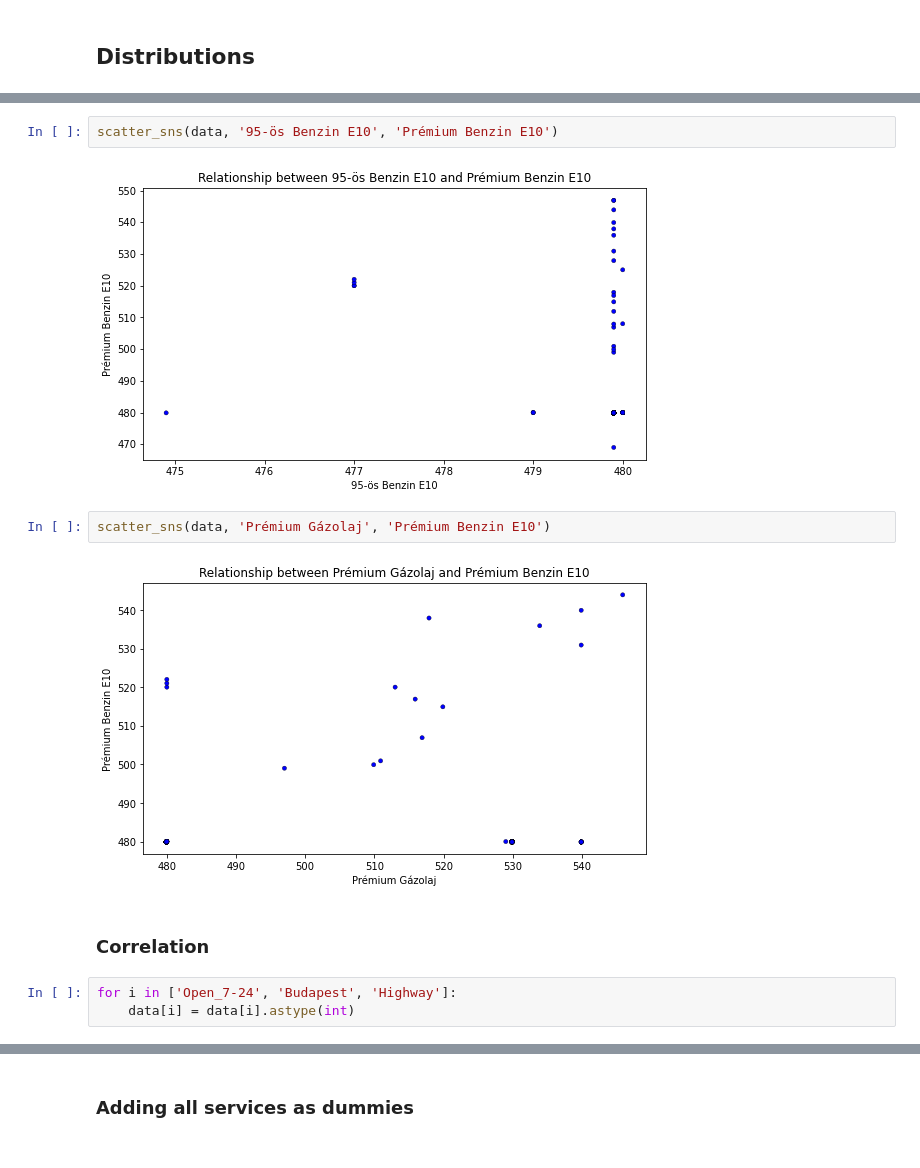
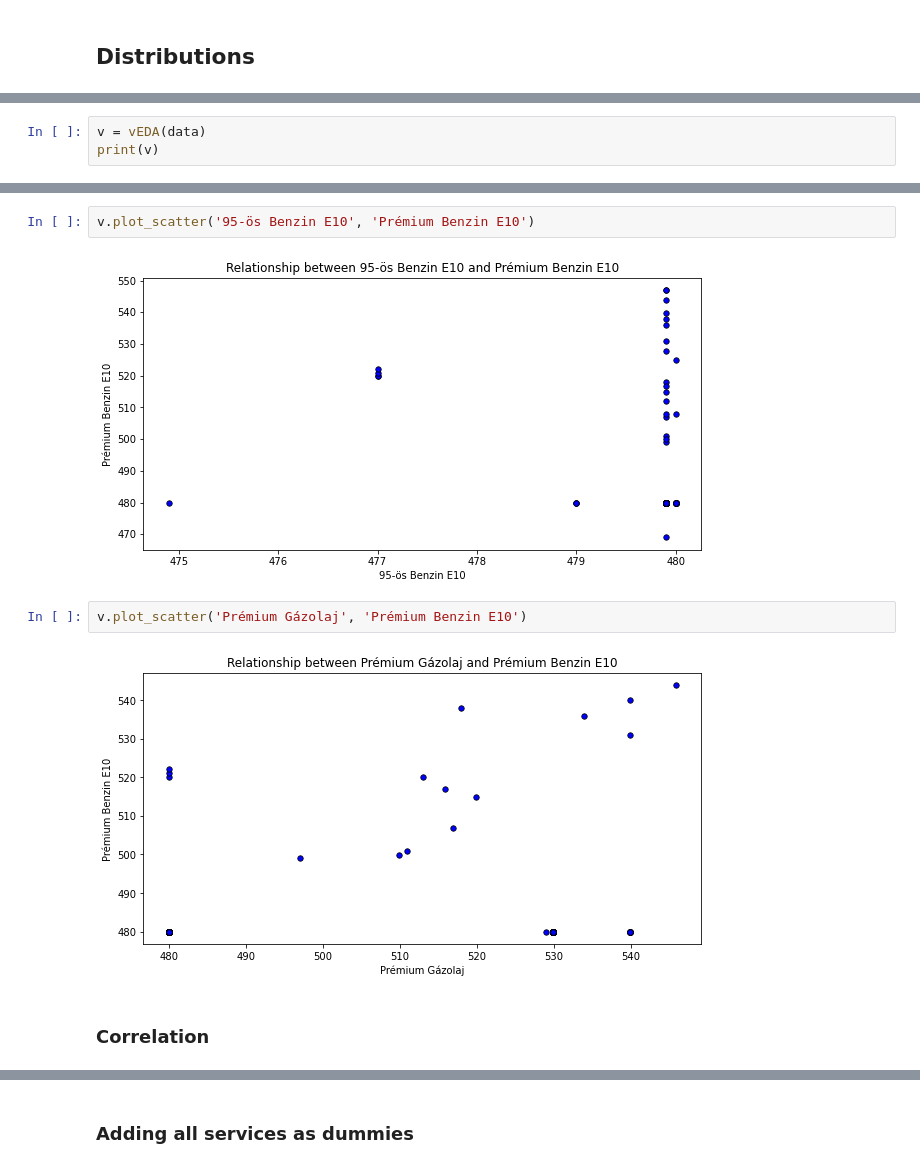
Before and after one commit to kristofrabay/python_practise, a Jupyter notebook: scraping_projects/holtankoljak/analysis.ipynb, the cells around one changed output, grey strips where cells are left out. Drawn from its saved outputs; the diff is of its cells as text.

```diff
--- a/scraping_projects/holtankoljak/analysis.ipynb
+++ b/scraping_projects/holtankoljak/analysis.ipynb
@@ -222,0 +144,3 @@ plot_stations(data, 'brand')
+# %%
+v = vEDA(data)
+print(v)
@@ -256,13 +184,10 @@ scatter_sns(data, 'Gázolaj', 'Prémium Gázolaj')
 # %%
-scatter_sns(data, '95-ös Benzin E10', 'Prémium Benzin E10')
+v.plot_scatter('95-ös Benzin E10', 'Prémium Benzin E10')
 # %% [output]
-[figure, old version]
+[figure, new version]
 # %%
-scatter_sns(data, 'Prémium Gázolaj', 'Prémium Benzin E10')
+v.plot_scatter('Prémium Gázolaj', 'Prémium Benzin E10')
 # %% [output]
-[figure, old version]
+[figure, new version]
 # %% [markdown]
 ### Correlation
-# %%
-for i in ['Open_7-24', 'Budapest', 'Highway']:
-    data[i] = data[i].astype(int)
```
Also changed, not shown: parts of 22 cells of this notebook, 2 other files.
